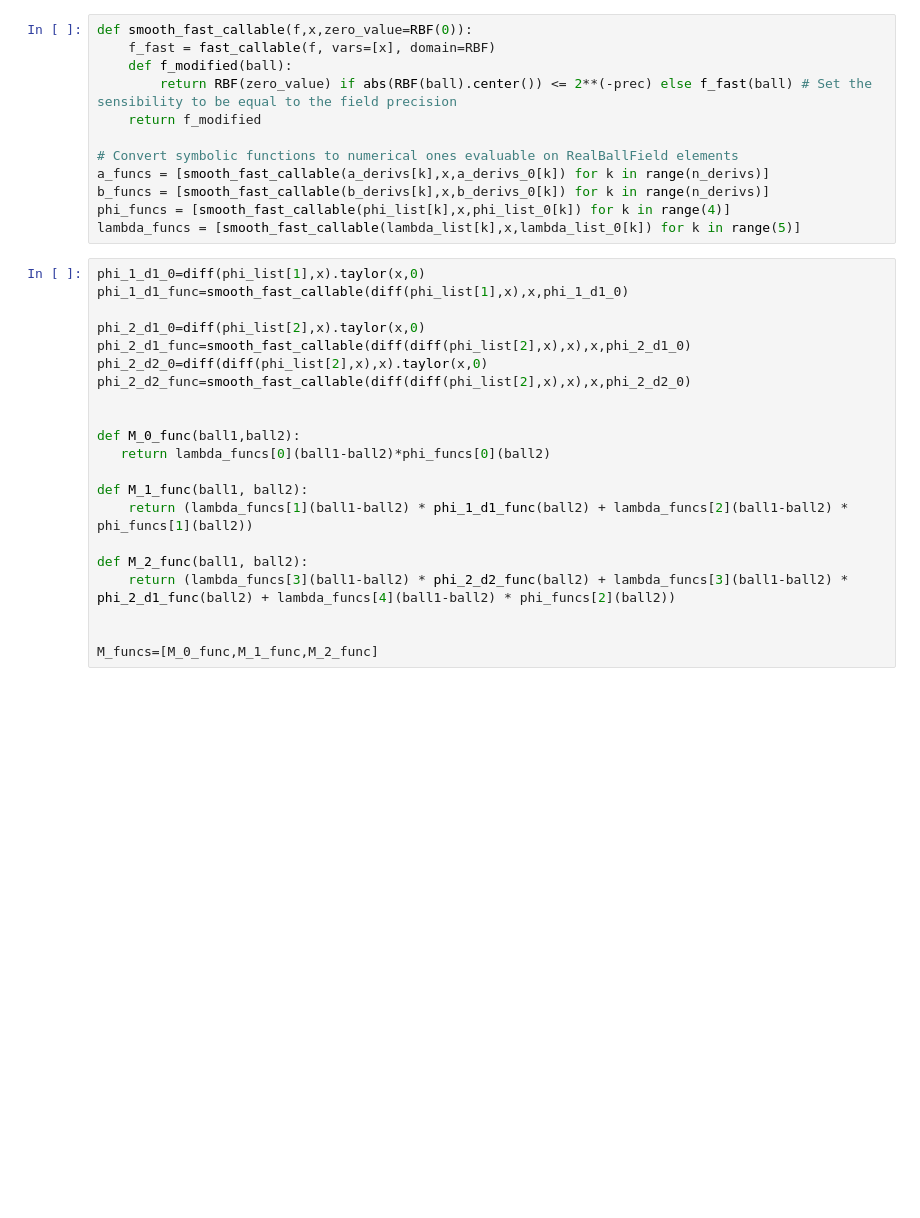
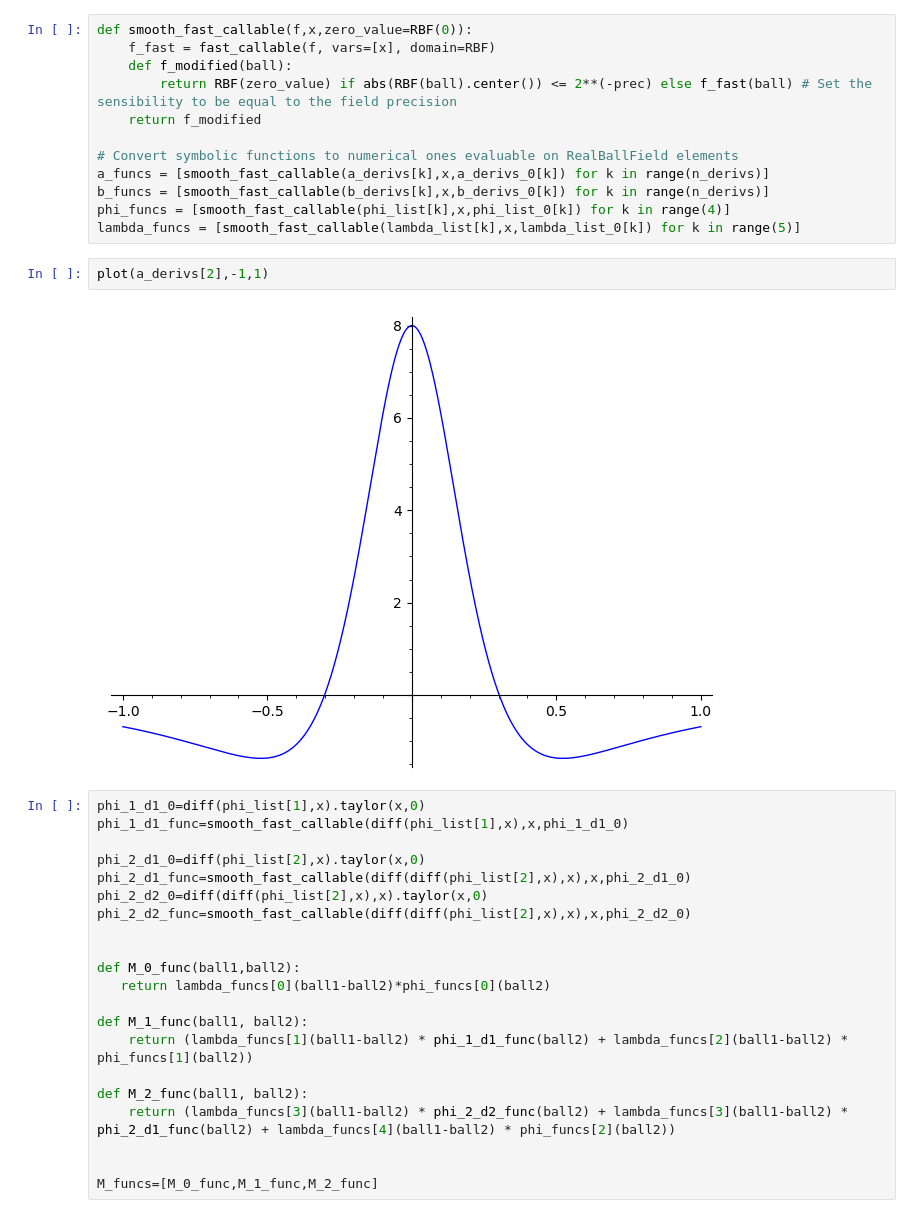
Before and after one commit to Hazdard/fluids_arith, a Jupyter notebook: rigorous_kernel.ipynb, the cells around one changed output. Drawn from its saved outputs; the diff is of its cells as text; blank space fills up the shorter version.

```diff
--- a/rigorous_kernel.ipynb
+++ b/rigorous_kernel.ipynb
@@ -75,6 +91,10 @@ a_funcs = [smooth_fast_callable(a_derivs[k],x,a_derivs_0[k]) for k in range(n_de
 b_funcs = [smooth_fast_callable(b_derivs[k],x,b_derivs_0[k]) for k in range(n_derivs)]
 phi_funcs = [smooth_fast_callable(phi_list[k],x,phi_list_0[k]) for k in range(4)]
 lambda_funcs = [smooth_fast_callable(lambda_list[k],x,lambda_list_0[k]) for k in range(5)]
+# %%
+plot(a_derivs[2],-1,1)
+# %% [output]
+[figure, added]
 # %%
 phi_1_d1_0=diff(phi_list[1],x).taylor(x,0)
 phi_1_d1_func=smooth_fast_callable(diff(phi_list[1],x),x,phi_1_d1_0)
```
Also changed, not shown: parts of 3 cells of this notebook.
